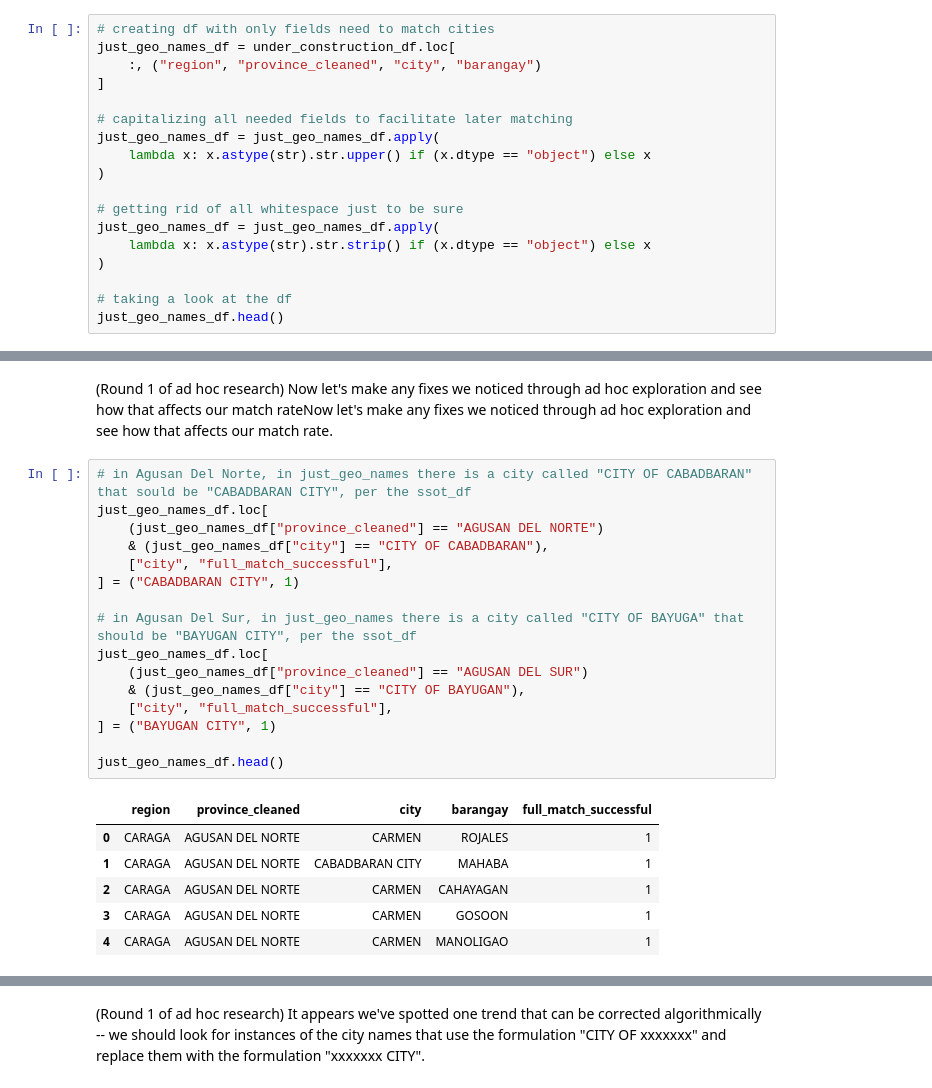
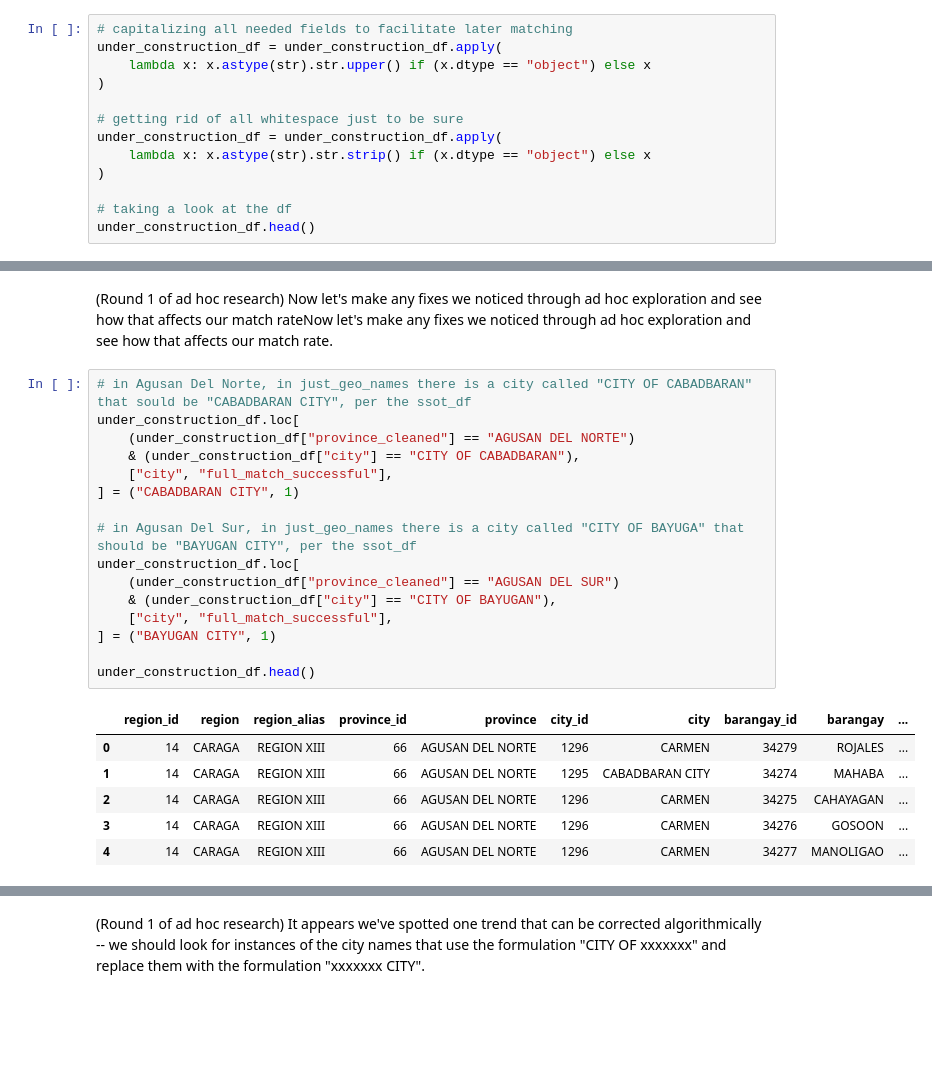
Before and after one commit to caremin-tech/ph-mapping, a Jupyter notebook: data_cleaning_workstream/data_cleaning_workbook.ipynb, the cells around one changed output, grey strips where cells are left out. Cells and saved outputs as stored; diff of their text form; blank space fills up the shorter version.

```diff
--- a/data_cleaning_workstream/data_cleaning_workbook.ipynb
+++ b/data_cleaning_workstream/data_cleaning_workbook.ipynb
@@ -345,19 +345,14 @@ First I'll create a df that has only the fields we'll need to match `city` names
 # %%
-# creating df with only fields need to match cities
-just_geo_names_df = under_construction_df.loc[
-    :, ("region", "province_cleaned", "city", "barangay")
-]
-
 # capitalizing all needed fields to facilitate later matching
-just_geo_names_df = just_geo_names_df.apply(
+under_construction_df = under_construction_df.apply(
     lambda x: x.astype(str).str.upper() if (x.dtype == "object") else x
 )
 
 # getting rid of all whitespace just to be sure
-just_geo_names_df = just_geo_names_df.apply(
+under_construction_df = under_construction_df.apply(
     lambda x: x.astype(str).str.strip() if (x.dtype == "object") else x
 )
 
 # taking a look at the df
-just_geo_names_df.head()
+under_construction_df.head()
 # %% [output]
@@ -423,26 +436,26 @@ f"There are {len(problematic_geo_names)} rows where we couldn't find a full matc
 (Round 1 of ad hoc research) Now let's make any fixes we noticed through ad hoc exploration and see how that affects our match rateNow let's make any fixes we noticed through ad hoc exploration and see how that affects our match rate.
 # %%
 # in Agusan Del Norte, in just_geo_names there is a city called "CITY OF CABADBARAN" that sould be "CABADBARAN CITY", per the ssot_df
-just_geo_names_df.loc[
-    (just_geo_names_df["province_cleaned"] == "AGUSAN DEL NORTE")
-    & (just_geo_names_df["city"] == "CITY OF CABADBARAN"),
+under_construction_df.loc[
+    (under_construction_df["province_cleaned"] == "AGUSAN DEL NORTE")
+    & (under_construction_df["city"] == "CITY OF CABADBARAN"),
     ["city", "full_match_successful"],
 ] = ("CABADBARAN CITY", 1)
 
 # in Agusan Del Sur, in just_geo_names there is a city called "CITY OF BAYUGA" that should be "BAYUGAN CITY", per the ssot_df
-just_geo_names_df.loc[
-    (just_geo_names_df["province_cleaned"] == "AGUSAN DEL SUR")
-    & (just_geo_names_df["city"] == "CITY OF BAYUGAN"),
+under_construction_df.loc[
+    (under_construction_df["province_cleaned"] == "AGUSAN DEL SUR")
+    & (under_construction_df["city"] == "CITY OF BAYUGAN"),
     ["city", "full_match_successful"],
 ] = ("BAYUGAN CITY", 1)
 
-just_geo_names_df.head()
+under_construction_df.head()
 # %% [output]
-|  | region | province_cleaned | city | barangay | full_match_successful |
-| 0 | CARAGA | AGUSAN DEL NORTE | CARMEN | ROJALES | 1 |
-| 1 | CARAGA | AGUSAN DEL NORTE | CABADBARAN CITY | MAHABA | 1 |
-| 2 | CARAGA | AGUSAN DEL NORTE | CARMEN | CAHAYAGAN | 1 |
-| 3 | CARAGA | AGUSAN DEL NORTE | CARMEN | GOSOON | 1 |
-| 4 | CARAGA | AGUSAN DEL NORTE | CARMEN | MANOLIGAO | 1 |
+|  | region_id | region | region_alias | province_id | province | city_id | city | barangay_id | barangay | ... |
+| 0 | 14 | CARAGA | REGION XIII | 66 | AGUSAN DEL NORTE | 1296 | CARMEN | 34279 | ROJALES | ... |
+| 1 | 14 | CARAGA | REGION XIII | 66 | AGUSAN DEL NORTE | 1295 | CABADBARAN CITY | 34274 | MAHABA | ... |
+| 2 | 14 | CARAGA | REGION XIII | 66 | AGUSAN DEL NORTE | 1296 | CARMEN | 34275 | CAHAYAGAN | ... |
+| 3 | 14 | CARAGA | REGION XIII | 66 | AGUSAN DEL NORTE | 1296 | CARMEN | 34276 | GOSOON | ... |
+| 4 | 14 | CARAGA | REGION XIII | 66 | AGUSAN DEL NORTE | 1296 | CARMEN | 34277 | MANOLIGAO | ... |
 # %%
 # checking number of yet-to-be-matched geo names
```
Also changed, not shown: parts of 28 cells of this notebook, 6 other files.
